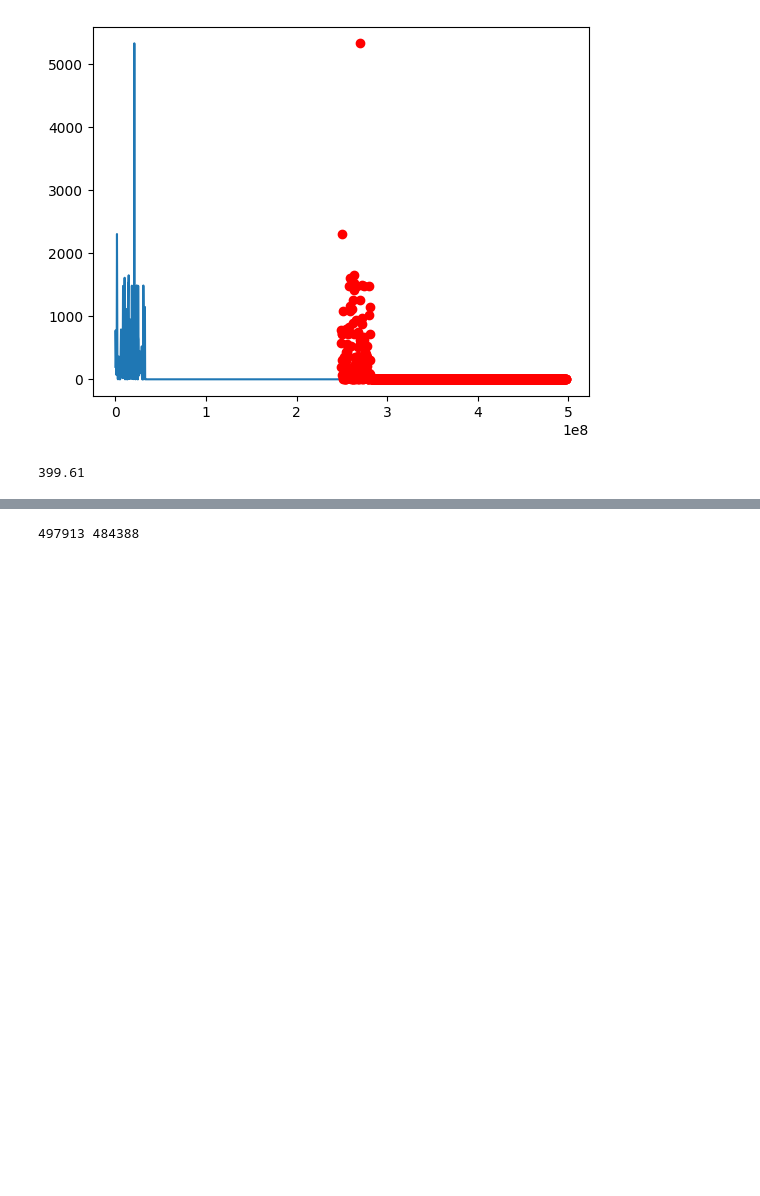
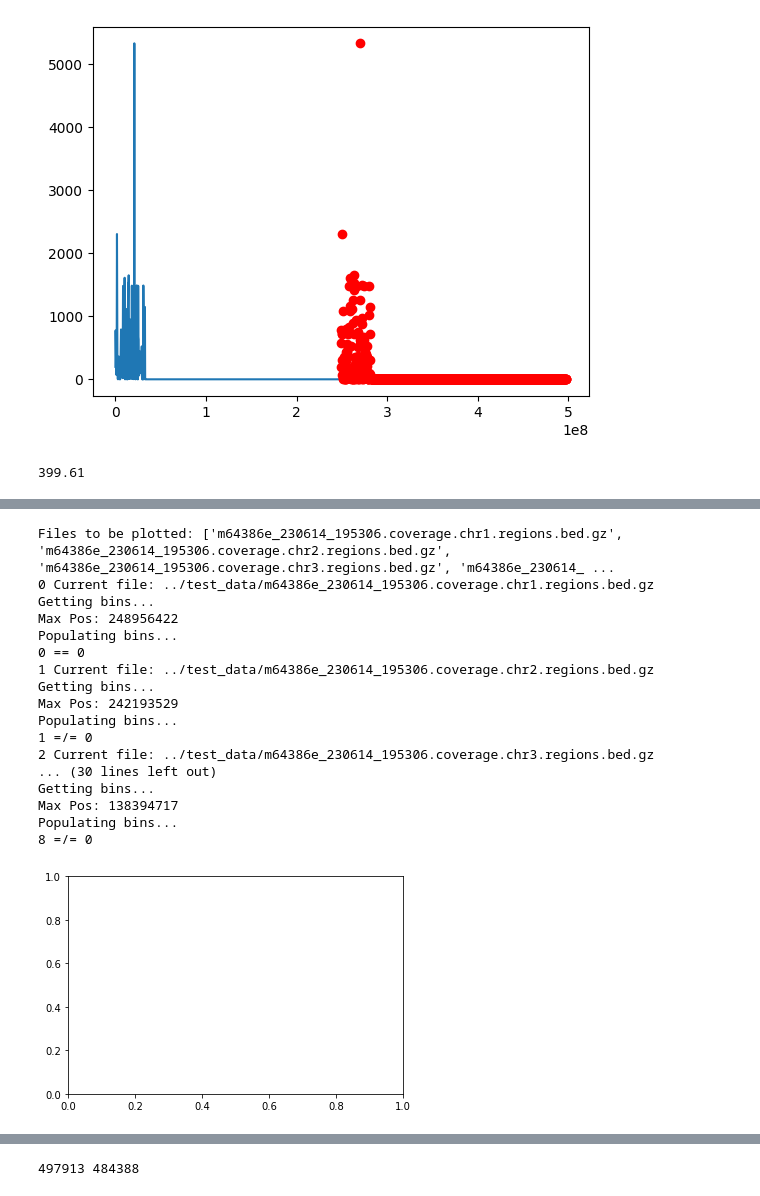
Before and after one commit to bridgetknight/malaria-reports, a Jupyter notebook: coverage_plot_testing/plot_dev_nb.ipynb, the cells around one changed output, grey strips where cells are left out. Saved outputs shown, nothing was run; the diff lists cells and outputs as text; code cells hidden in the pictures; blank space fills up the shorter version.

```diff
--- a/coverage_plot_testing/plot_dev_nb.ipynb
+++ b/coverage_plot_testing/plot_dev_nb.ipynb
@@ -143,0 +305,22 @@ chr2_df["depth"].max()
+# %%
+# first attempt using create_plot_v2, just has fewer debug print statements
+beds1 = create_plot_v2("../test_data/")
+# %% [output]
+Files to be plotted: ['m64386e_230614_195306.coverage.chr1.regions.bed.gz', 'm64386e_230614_195306.coverage.chr2.regions.bed.gz', 'm64386e_230614_195306.coverage.chr3.regions.bed.gz', 'm64386e_230614_ ...
+0 Current file: ../test_data/m64386e_230614_195306.coverage.chr1.regions.bed.gz
+Getting bins...
+Max Pos: 248956422
+Populating bins...
+0 == 0
+1 Current file: ../test_data/m64386e_230614_195306.coverage.chr2.regions.bed.gz
+Getting bins...
+Max Pos: 242193529
+Populating bins...
+1 =/= 0
+2 Current file: ../test_data/m64386e_230614_195306.coverage.chr3.regions.bed.gz
+... (30 lines left out)
+Getting bins...
+Max Pos: 138394717
+Populating bins...
+8 =/= 0
+[figure, added]
```
Also changed, not shown: parts of 24 cells of this notebook, 2 other files.
